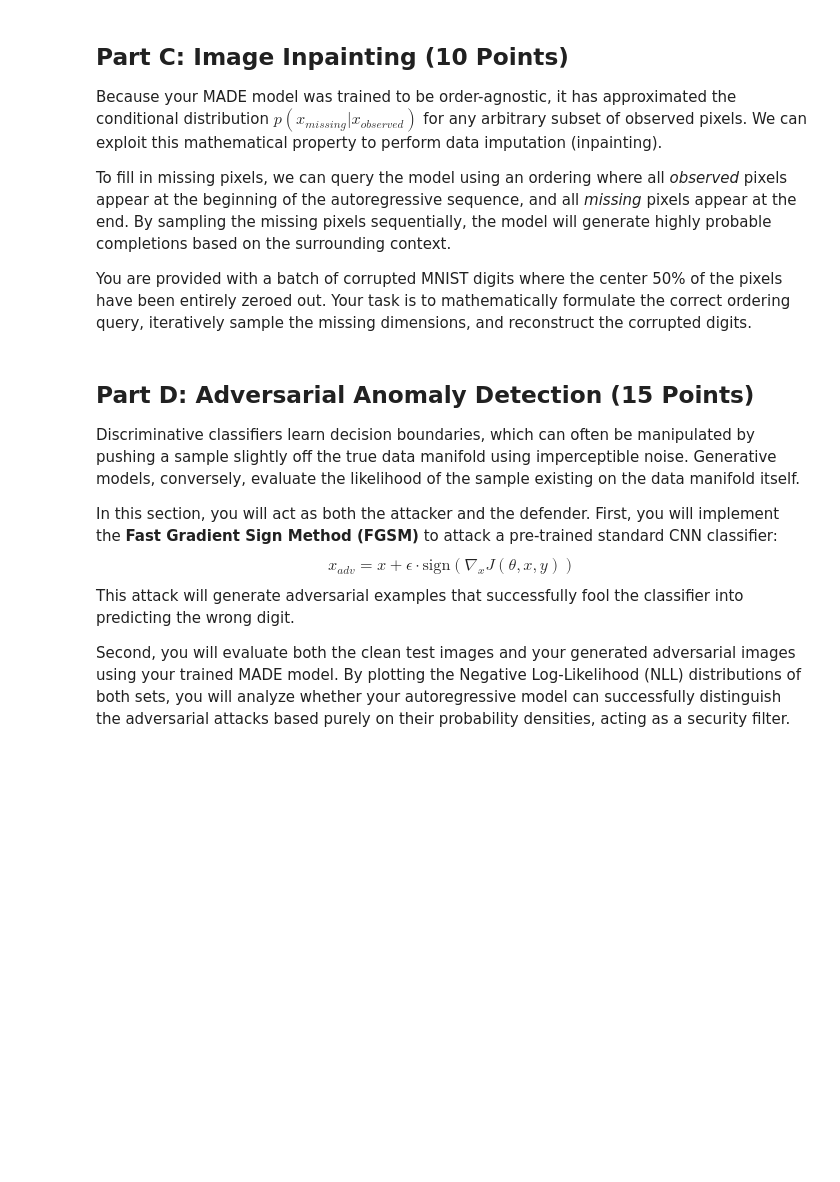
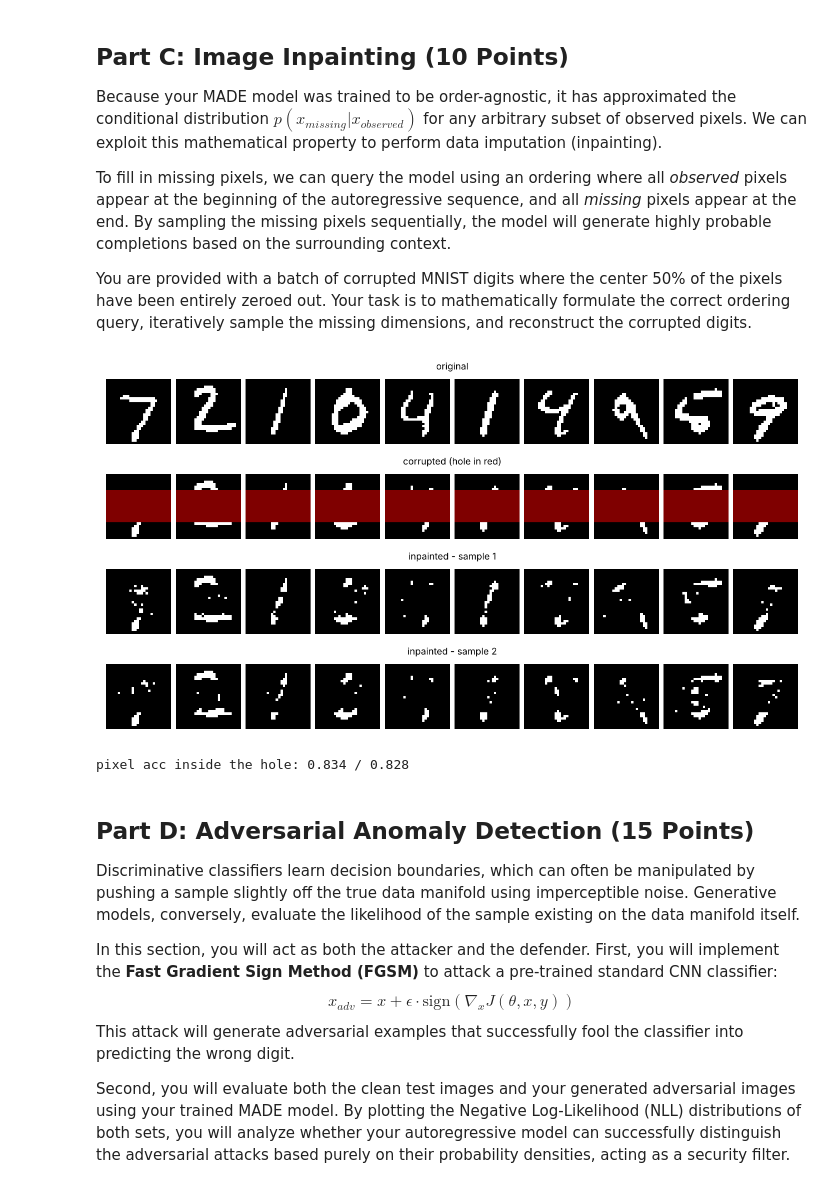
Before and after one commit to Ramtinvaziri11/dgm1, a Jupyter notebook: DGM-HW1/CHW-1/DGM_CHW1.ipynb, the cells around one changed output. Cells and saved outputs as stored; diff of their text form; code cells hidden in the pictures; blank space fills up the shorter version.

```diff
--- a/DGM-HW1/CHW-1/DGM_CHW1.ipynb
+++ b/DGM-HW1/CHW-1/DGM_CHW1.ipynb
@@ -218,7 +244,9 @@ def inpaint_images(model, corrupted_images, missing_mask):
         x = inpainted_images.view(shape[0], -1)
         miss = missing_mask.reshape(-1).bool().cpu().numpy()
         obs_idx = np.where(~miss)[0]
-        miss_idx = np.where(miss)[0]
+        # missing pixels in random order - tried raster order inside the hole first, but
+        # random looked better (the first sampled pixels are spread out over the hole)
+        miss_idx = np.random.permutation(np.where(miss)[0])
 
         # put all observed pixels first (order among them doesn't matter) and the
         # missing ones at the end, so every missing pixel is conditioned on the whole observed part
@@ -233,35 +261,39 @@ def inpaint_images(model, corrupted_images, missing_mask):
             p = torch.sigmoid(model(x)[:, d])
             x[:, d] = torch.bernoulli(p)
 
     return inpainted_images
 
 ### TODO: Load a test batch, corrupt the center 50%, run your inpainting algorithm, ###
 ### and visualize the original, corrupted, and reconstructed images side-by-side. ###
 n_show = 10
 originals = torch.stack([bin_test[i][0] for i in range(n_show)]).view(n_show, 1, 28, 28).to(device)
 
-# center 20x20 block, 400/784 = ~51% of the image
+# middle 14 rows = exactly 50% of the pixels. (a centered 20x20 square is also ~50% but it
+# hides almost the whole digit, so there's basically nothing left to condition on)
 missing_mask = torch.zeros(28, 28, device=device)
-missing_mask[4:24, 4:24] = 1
+missing_mask[7:21, :] = 1
 corrupted = originals * (1 - missing_mask)
 
 torch.manual_seed(1); np.random.seed(1)
 recon1 = inpaint_images(made, corrupted, missing_mask)
 recon2 = inpaint_images(made, corrupted, missing_mask)
 
 show = corrupted.clone().repeat(1, 3, 1, 1); show[:, 0] += missing_mask * 0.5   # hole in red
 rows = [originals.repeat(1, 3, 1, 1), show.clamp(0, 1), recon1.repeat(1, 3, 1, 1), recon2.repeat(1, 3, 1, 1)]
 titles = ['original', 'corrupted (hole in red)', 'inpainted - sample 1', 'inpainted - sample 2']
 fig, axes = plt.subplots(4, 1, figsize=(14, 7))
 for ax, r, t in zip(axes, rows, titles):
     ax.imshow(vutils.make_grid(r.cpu(), nrow=n_show, padding=2, pad_value=1).permute(1, 2, 0))
     ax.set_title(t); ax.axis('off')
 plt.tight_layout(); plt.show()
 
 hole = missing_mask.bool().expand_as(originals)
 print("pixel acc inside the hole:",
       f"{(recon1[hole] == originals[hole]).float().mean().item():.3f} / "
       f"{(recon2[hole] == originals[hole]).float().mean().item():.3f}")
+# %% [output]
+[figure, added]
+pixel acc inside the hole: 0.834 / 0.828
 # %% [markdown]
 ## Part D: Adversarial Anomaly Detection (15 Points)
 Discriminative classifiers learn decision boundaries, which can often be manipulated by pushing a sample slightly off the true data manifold using imperceptible noise. Generative models, conversely, evaluate the likelihood of the sample existing on the data manifold itself.
```
Also changed, not shown: parts of 5 cells of this notebook.
